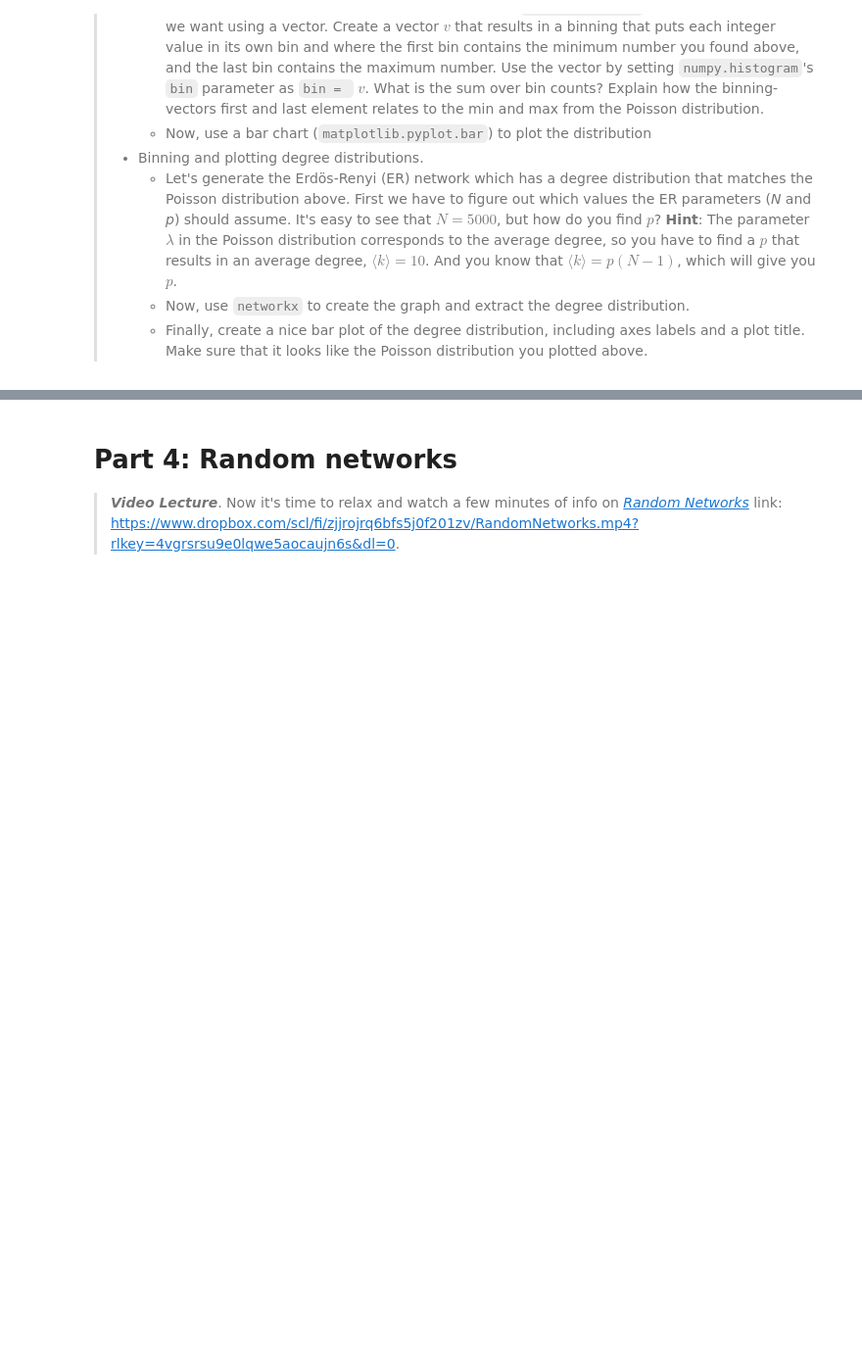
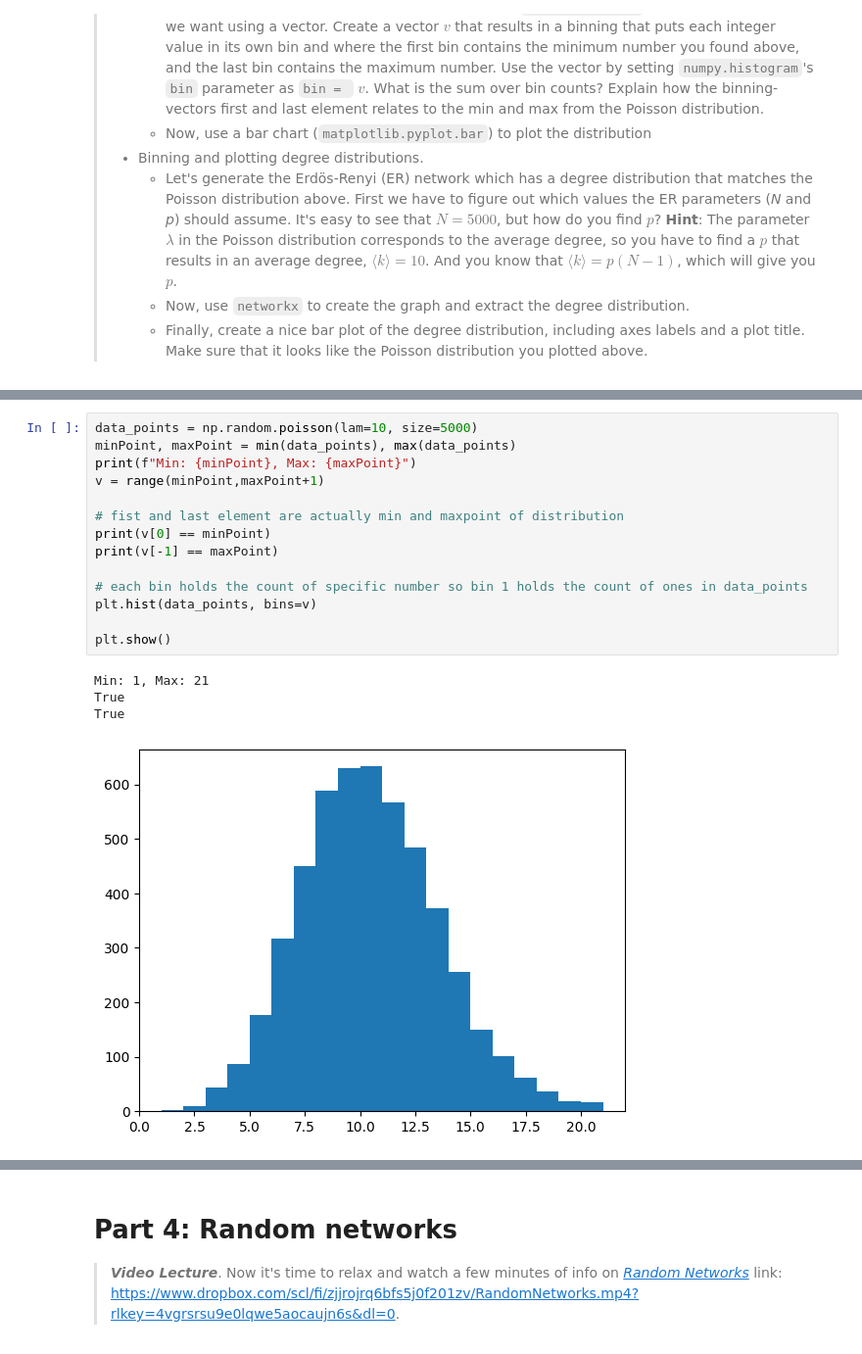
Before and after one commit to jereml99/socialgraphs2023, a Jupyter notebook: lectures/Week2.ipynb, the cells around one changed output, grey strips where cells are left out. Shown at 98% size. Cells and saved outputs as stored; diff of their text form; blank space fills up the shorter version.

```diff
--- a/lectures/Week2.ipynb
+++ b/lectures/Week2.ipynb
@@ -278,0 +270,19 @@ np.histogram(data_point)
+# %%
+data_points = np.random.poisson(lam=10, size=5000)
+minPoint, maxPoint = min(data_points), max(data_points)
+print(f"Min: {minPoint}, Max: {maxPoint}")
+v = range(minPoint,maxPoint+1)
+
+# fist and last element are actually min and maxpoint of distribution
+print(v[0] == minPoint)
+print(v[-1] == maxPoint)
+
+# each bin holds the count of specific number so bin 1 holds the count of ones in data_points
+plt.hist(data_points, bins=v)
+
+plt.show()
+# %% [output]
+Min: 1, Max: 21
+True
+True
+[figure, added]
```
Also changed, not shown: parts of 5 cells of this notebook.
